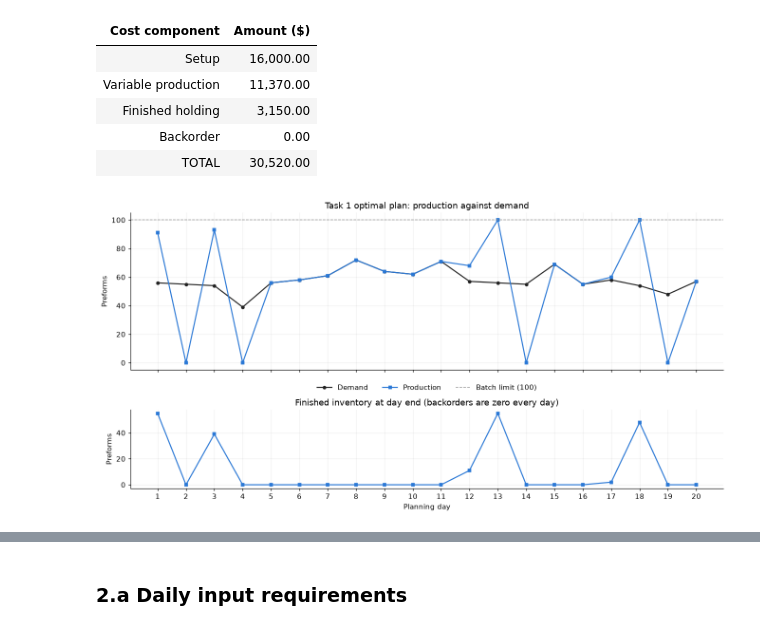
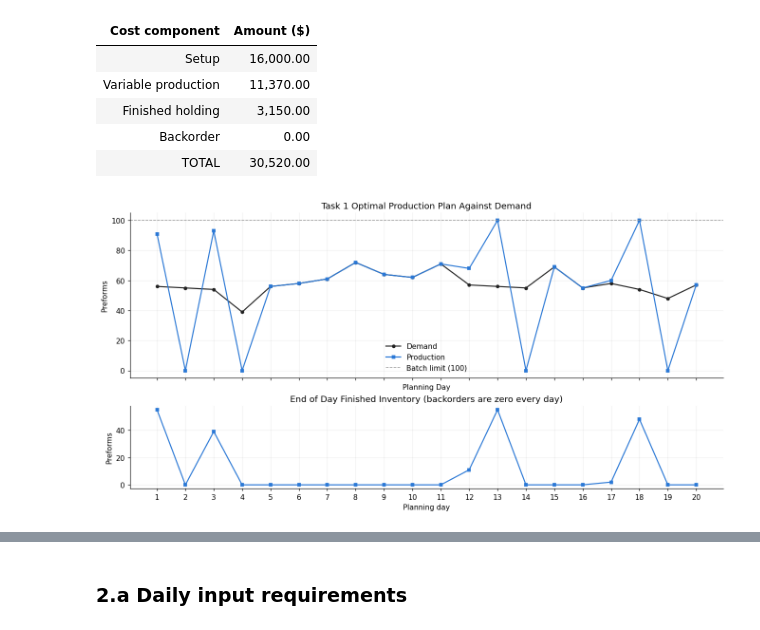
Before and after one commit to paveenavijay/QBUS3340-Operations-Management-, a Jupyter notebook: QBUS3340_Group_Assignment_Consolidated.ipynb, the cells around one changed output, grey strips where cells are left out. Drawn from its saved outputs; the diff is of its cells as text; code cells hidden in the pictures.

```diff
--- a/QBUS3340_Group_Assignment_Consolidated.ipynb
+++ b/QBUS3340_Group_Assignment_Consolidated.ipynb
@@ -155,9 +160,9 @@ def plot_production(plan, title):
     ax[0].plot(DAYS, plan["Demand"], color=INK, lw=1.5, marker="o", ms=4, label="Demand")
     ax[0].plot(DAYS, plan["Production"], color=MAIN_COLOR, lw=1.5, marker="s", ms=4, label="Production")
     ax[0].axhline(M, color=COMPARE_COLOR, ls="--", lw=1, label="Batch limit (100)")
-    ax[0].set(ylabel="Preforms", title=title)
-    ax[0].legend(ncol=3, loc="upper center", bbox_to_anchor=(0.5, -0.05))
+    ax[0].set(ylabel="Preforms", xlabel="Planning Day", xticks=DAYS, title=title)
+    ax[0].legend()
     ax[1].plot(DAYS, plan["Finished end"], color=MAIN_COLOR, lw=1.5, marker="s", ms=4)
     ax[1].set(xlabel="Planning day", ylabel="Preforms", xticks=DAYS,
-              title="Finished inventory at day end (backorders are zero every day)")
+              title="End of Day Finished Inventory (backorders are zero every day)")
     plt.show()
@@ -216,6 +207,6 @@ Setup days: [1, 3, 5, 6, 7, 8, 9, 10, 11, 12, 13, 15, 16, 17, 18, 20]
 | Backorder | 0.00 |
 | TOTAL | 30,520.00 |
 # %%
-plot_production(task1_plan, "Task 1 optimal plan: production against demand")
+plot_production(task1_plan, "Task 1 Optimal Production Plan Against Demand")
 # %% [output]
-[figure, old version]
+[figure, new version]
```
Also changed, not shown: parts of 15 cells of this notebook.
